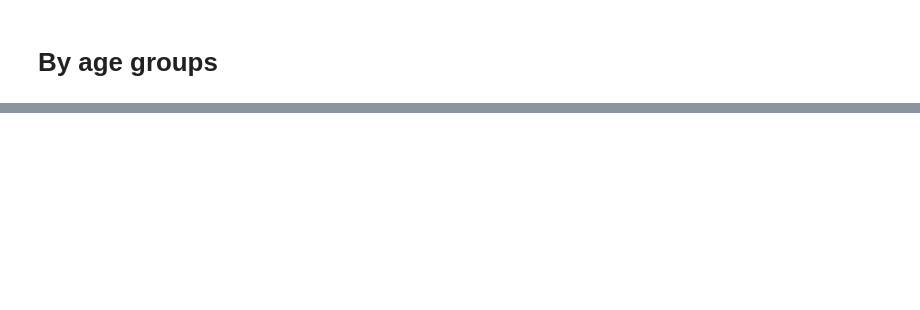
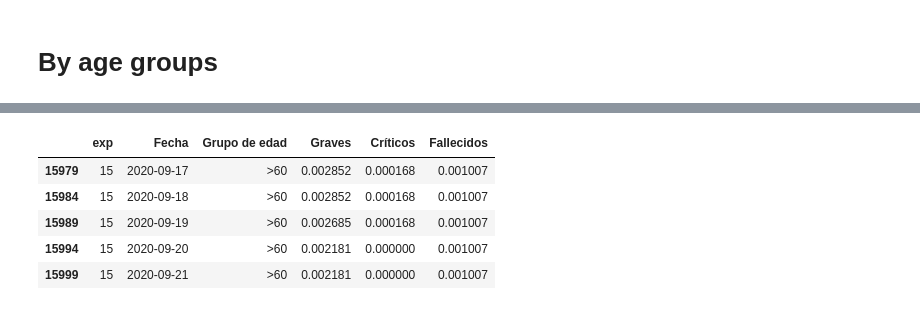
Before and after one commit to andrespd1/siscovid, a Jupyter notebook: Agents.ipynb, the cells around one changed output, grey strips where cells are left out. Saved outputs shown, nothing was run; the diff lists cells and outputs as text; code cells hidden in the pictures; blank space fills up the shorter version.

```diff
--- a/Agents.ipynb
+++ b/Agents.ipynb
@@ -376,15 +329,0 @@ plt.legend()
-# %%
-locs = list( all_locs[ 'Localidad' ].unique() )
-
-fig = plt.figure( figsize = ( 20, 27 ) )
-
-for i in range( 1, len( locs ) + 1 ):
-    current_loc = all_locs[ all_locs[ 'Localidad' ] == locs[ i - 1 ] ]
-    pop = ( current_loc[ 'Susceptibles' ] + current_loc[ 'Leves' ] + current_loc[ 'Graves' ] + current_loc[ 'Críticos' ] + current_loc[ 'Recuperados' ] ).values[ 0 ]
-    plt.subplot( 7, 3, i )
-    plt.plot( current_loc[ 'Fecha' ], current_loc[ '?_4' ].cumsum() / pop, label = 'Tasa de ataque' )
-    plt.title( locs[ i - 1 ] )
-    plt.ylim( [ 0, 1.0 ] )
-    plt.grid( True )
-
-fig.legend( labels = [ 'Tasa de ataque' ], loc = 'center right' )
@@ -425,7 +427,7 @@ pd.concat( agents_locs ).to_csv( './agents-viz/data/{}-agents-locs.csv'.format(
 grupo_edad = { 0: 'Susceptibles', 1: '?_1', 2: '?_2', 3: 'Leves', 4: '?_4', 5: '?_5', 6: 'Graves', 7: '?_7', 8: '?_8', 9: 'Críticos', 10: '?_10', 11: '?_11', 12: 'Recuperados', 13: '?_13', 14: '?_14'  }
 # %%
 age_ranges = {
-    'bogota': [ '0-4', '5-19', '20-39', '40-59', '>60' ],
+    'bogota': [ '0-9', '10-19', '20-39', '40-59', '>60' ],
     'cartagena': [ '0-9', '10-19', '20-39', '40-59', '>60' ]
 }
 # %%
@@ -434,15 +436,17 @@ def expand_by_age( x ):
     for a in age_ranges[ city ]:
         x[ a ] = json.loads( x[ a ] )
         d = dict()
+        d[ 'exp' ] = row[ 'exp' ]
         d[ 'Grupo de edad' ] = a
         d[ 'Día' ] = row[ 'Día' ]
+        d[ 'Fecha' ] = init_date + pd.DateOffset( days = d[ 'Día' ] )
         for i in range( 15 ):
             d[ grupo_edad[ i ] ] = x[ a ][ i ]
         ds.append( d )
     return ds
 
-all_ages = []
+agents_ages = []
 for i, row in agents.iterrows():
-    all_ages = all_ages + expand_by_age( row )
+    agents_ages = agents_ages + expand_by_age( row )
 
-all_ages = pd.DataFrame( all_ages )
+agents_ages = pd.DataFrame( agents_ages )
@@ -450,0 +453,14 @@ all_ages[ 'Fecha' ] = all_ages[ 'Día' ].apply( lambda x: pd.to_datetime( '03/06
+# %%
+agents_ages_norm = []
+
+for exp in agents_ages[ 'exp' ].unique():
+    for age in agents_ages[ 'Grupo de edad' ].unique():
+        df = agents_ages.loc[ ( agents_ages[ 'exp' ] == exp ) & ( agents_ages[ 'Grupo de edad' ] == age ) ]
+        total_people = ( df[ 'Susceptibles' ] + df[ 'Leves' ] + df[ 'Graves' ] + df[ 'Críticos' ] + df[ 'Recuperados' ] ).values[ 0 ]
+
+        df[ 'Fallecidos' ] = ( total_people - ( df[ 'Susceptibles' ] + df[ 'Leves' ] + df[ 'Graves' ] + df[ 'Críticos' ] + df[ 'Recuperados' ] ) ) / total_people
+        df[ 'Graves' ] = df[ 'Graves' ] / total_people
+        df[ 'Críticos' ] = df[ 'Críticos' ] / total_people
+        agents_ages_norm.append( df[ [ 'exp', 'Fecha', 'Grupo de edad', 'Graves', 'Críticos', 'Fallecidos' ] ] )
+
+agents_ages_norm = pd.concat( agents_ages_norm )
@@ -451,2 +483,9 @@ all_ages[ 'Fecha' ] = all_ages[ 'Día' ].apply( lambda x: pd.to_datetime( '03/06
 # %%
-all_ages.tail()
+agents_ages_norm.tail()
+# %% [output]
+|  | exp | Fecha | Grupo de edad | Graves | Críticos | Fallecidos |
+| 15979 | 15 | 2020-09-17 | >60 | 0.002852 | 0.000168 | 0.001007 |
+| 15984 | 15 | 2020-09-18 | >60 | 0.002852 | 0.000168 | 0.001007 |
+| 15989 | 15 | 2020-09-19 | >60 | 0.002685 | 0.000168 | 0.001007 |
+| 15994 | 15 | 2020-09-20 | >60 | 0.002181 | 0.000000 | 0.001007 |
+| 15999 | 15 | 2020-09-21 | >60 | 0.002181 | 0.000000 | 0.001007 |
```
Also changed, not shown: parts of 39 cells of this notebook, 5 other files.
